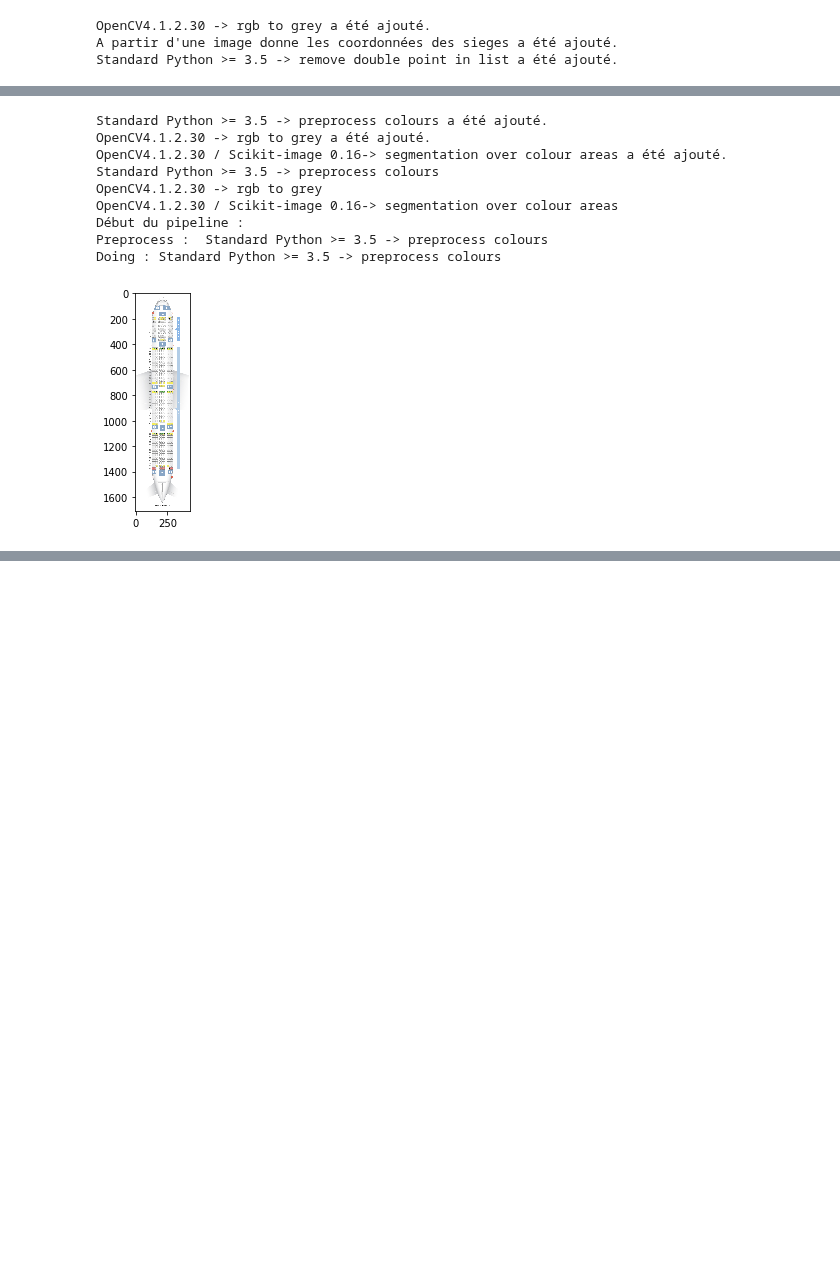
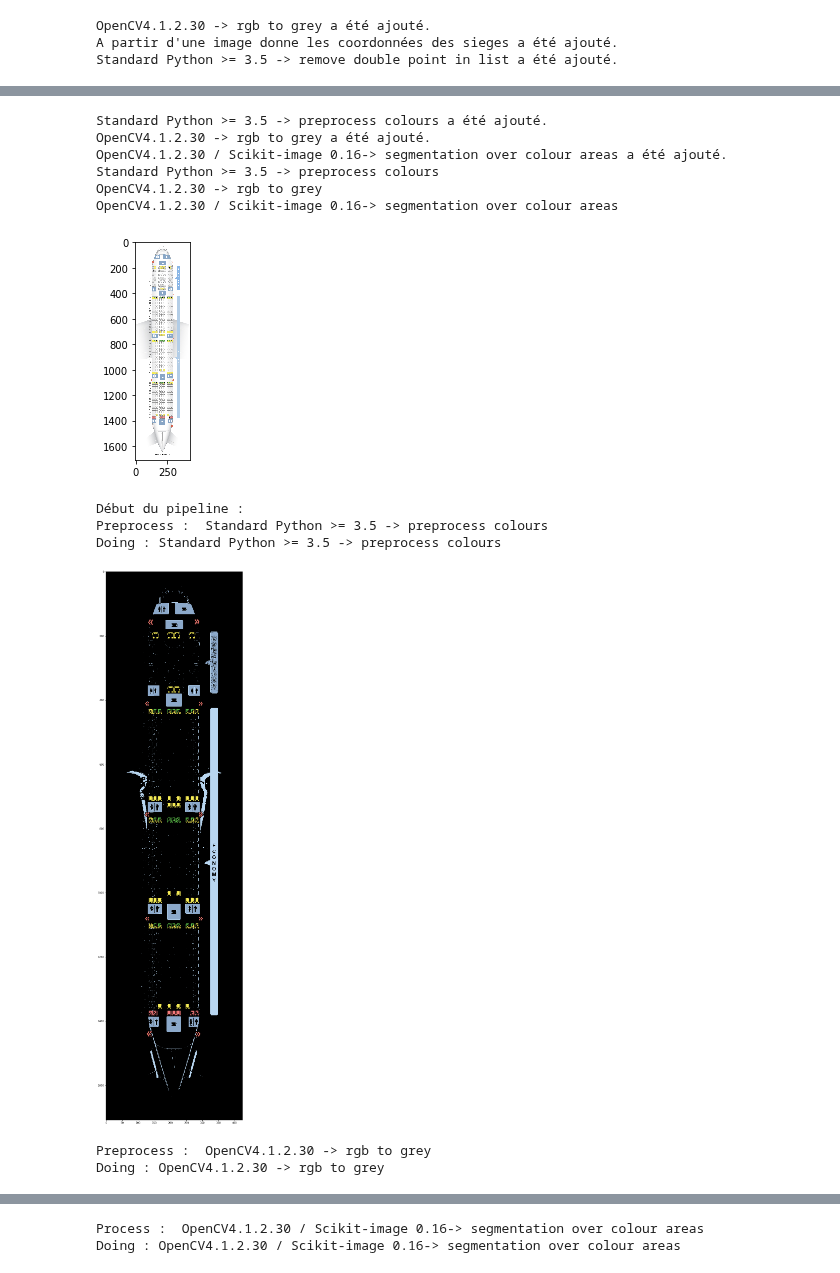
Before and after one commit to vincentnam/ProjetInterpromo2020G8, a Jupyter notebook: Notebook_Rendu2.ipynb, the cells around one changed output, grey strips where cells are left out. Cells and saved outputs as stored; diff of their text form; code cells hidden in the pictures; blank space fills up the shorter version.

```diff
--- a/Notebook_Rendu2.ipynb
+++ b/Notebook_Rendu2.ipynb
@@ -34,6 +34,8 @@ from skimage.morphology import closing, square
 # %%
 class ColourPipelineSeat(Preprocess):
     process_desc = "Standard Python >= 3.5 -> preprocess colours"
+    def __init__(self, *args, **kwargs):
+        super().__init__(*args, **kwargs)
 
     def run(self, **kwargs) -> Iterable:
         return self.col_obj.colour_pipeline(colours = {}, epsilon = 40, colour_mode = False,
@@ -42,6 +44,8 @@ class ColourPipelineSeat(Preprocess):
 
 class BlackWhite(Preprocess):
     process_desc = "OpenCV4.1.2.30 -> rgb to grey"
+    def __init__(self, *args, **kwargs):
+        super().__init__(*args, **kwargs)
 
     def run(self, **kwargs) -> Iterable:
         return self.col_obj.util_obj.to_gray()
@@ -49,7 +53,8 @@ class BlackWhite(Preprocess):
 
 class ColourPipelineZones(Preprocess):
     process_desc = "Standard Python >= 3.5 -> preprocess colours"
-
+    def __init__(self,*args, **kwargs):
+        super().__init__(*args, **kwargs)
     def run(self, **kwargs) -> Iterable:
         return self.col_obj.colour_pipeline(colours = {}, epsilon = 30, colour_mode = True,
                         default_colour = [0, 0, 0], rgb_len = 3)
@@ -60,7 +65,8 @@ class ColourPipelineZones(Preprocess):
 
 class PatternMatchingNormalSeat(Process):
     process_desc = "OpenCV4.1.2.30 -> pattern matching normal seat"
-
+    def __init__(self, *args, **kwargs):
+        super().__init__(*args, **kwargs)
     def coord_pattern_finder(self,image, template, threshold: float):
         """
         input:
@@ -131,6 +137,9 @@ class PatternMatchingNormalSeat(Process):
 class SegmentationZone(Process):
     process_desc = "OpenCV4.1.2.30 / Scikit-image 0.16-> segmentation over colour areas"
 
+    def __init__(self, *args, **kwargs):
+        super().__init__(*args, **kwargs)
+
     def image_process_label(self, image):
         # grayscale = rgb2gray(image)
         thresh = threshold_otsu(image)
@@ -579,16 +601,19 @@ Doing : Standard Python >= 3.5 -> remove double point in list
 # %%
-pipeline_zone = Pipeline("/data/git-clone/ProjetInterpromo2020G8/","Aer_Lingus_Airbus_A330-300_A_plane6.jpg")
+pipeline_zone = Pipeline("/data/dataset/projetinterpromo/Interpromo2020/","Aer_Lingus_Airbus_A330-300_A_plane6.jpg")
 
 pipeline_zone.add_processes([ColourPipelineZones, BlackWhite,SegmentationZone])
 pipeline_zone.run_pipeline(1)
 # %% [output]
 Standard Python >= 3.5 -> preprocess colours a été ajouté.
 OpenCV4.1.2.30 -> rgb to grey a été ajouté.
 OpenCV4.1.2.30 / Scikit-image 0.16-> segmentation over colour areas a été ajouté.
 Standard Python >= 3.5 -> preprocess colours
 OpenCV4.1.2.30 -> rgb to grey
 OpenCV4.1.2.30 / Scikit-image 0.16-> segmentation over colour areas
-Début du pipeline :
-Preprocess :  Standard Python >= 3.5 -> preprocess colours
-Doing : Standard Python >= 3.5 -> preprocess colours
 [figure]
+Début du pipeline :
+Preprocess :  Standard Python >= 3.5 -> preprocess colours
+Doing : Standard Python >= 3.5 -> preprocess colours
+[figure, added]
+Preprocess :  OpenCV4.1.2.30 -> rgb to grey
+Doing : OpenCV4.1.2.30 -> rgb to grey
@@ -594,0 +621,2 @@ Doing : Standard Python >= 3.5 -> preprocess colours
+Process :  OpenCV4.1.2.30 / Scikit-image 0.16-> segmentation over colour areas
+Doing : OpenCV4.1.2.30 / Scikit-image 0.16-> segmentation over colour areas
```
Also changed, not shown: parts of 13 cells of this notebook, 1 other file.
